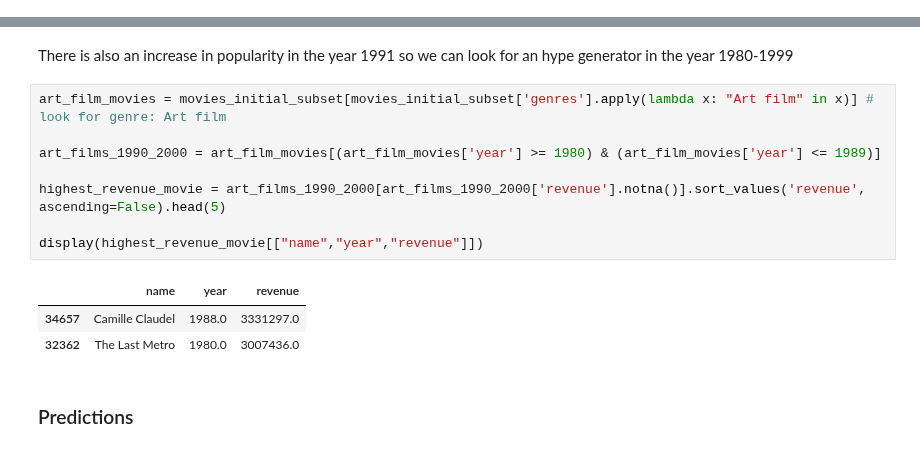
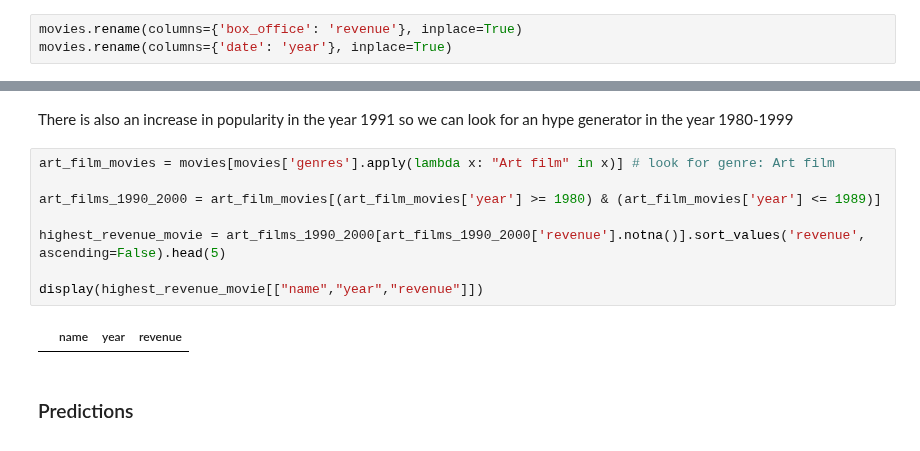
Before and after one commit to epfl-ada/ada-2023-project-thewestbobers, a Jupyter notebook: milestoneP2.ipynb, the cells around one changed output, grey strips where cells are left out. Drawn from its saved outputs; the diff is of its cells as text.

```diff
--- a/milestoneP2.ipynb
+++ b/milestoneP2.ipynb
@@ -195,3 +197,6 @@ Nice! Now we see clearly genre, countries of production and language adaptation.
+# %%
+movies.rename(columns={'box_office': 'revenue'}, inplace=True)
+movies.rename(columns={'date': 'year'}, inplace=True)
 # %% [markdown]
 ### c) Boundary definition
 
@@ -314,17 +320,15 @@ display(highest_revenue_movie[["name","year","revenue"]])
 # %% [markdown]
 There is also an increase in popularity in the year 1991 so we can look for an hype generator in the year 1980-1999
 # %%
-art_film_movies = movies_initial_subset[movies_initial_subset['genres'].apply(lambda x: "Art film" in x)] # look for genre: Art film
+art_film_movies = movies[movies['genres'].apply(lambda x: "Art film" in x)] # look for genre: Art film
 
 art_films_1990_2000 = art_film_movies[(art_film_movies['year'] >= 1980) & (art_film_movies['year'] <= 1989)]
 
 highest_revenue_movie = art_films_1990_2000[art_films_1990_2000['revenue'].notna()].sort_values('revenue', ascending=False).head(5)
 
 display(highest_revenue_movie[["name","year","revenue"]])
 # %% [output]
 |  | name | year | revenue |
-| 34657 | Camille Claudel | 1988.0 | 3331297.0 |
-| 32362 | The Last Metro | 1980.0 | 3007436.0 |
 # %% [markdown]
 ### Predictions
 # %% [markdown]
```
Also changed, not shown: parts of 20 cells of this notebook.
